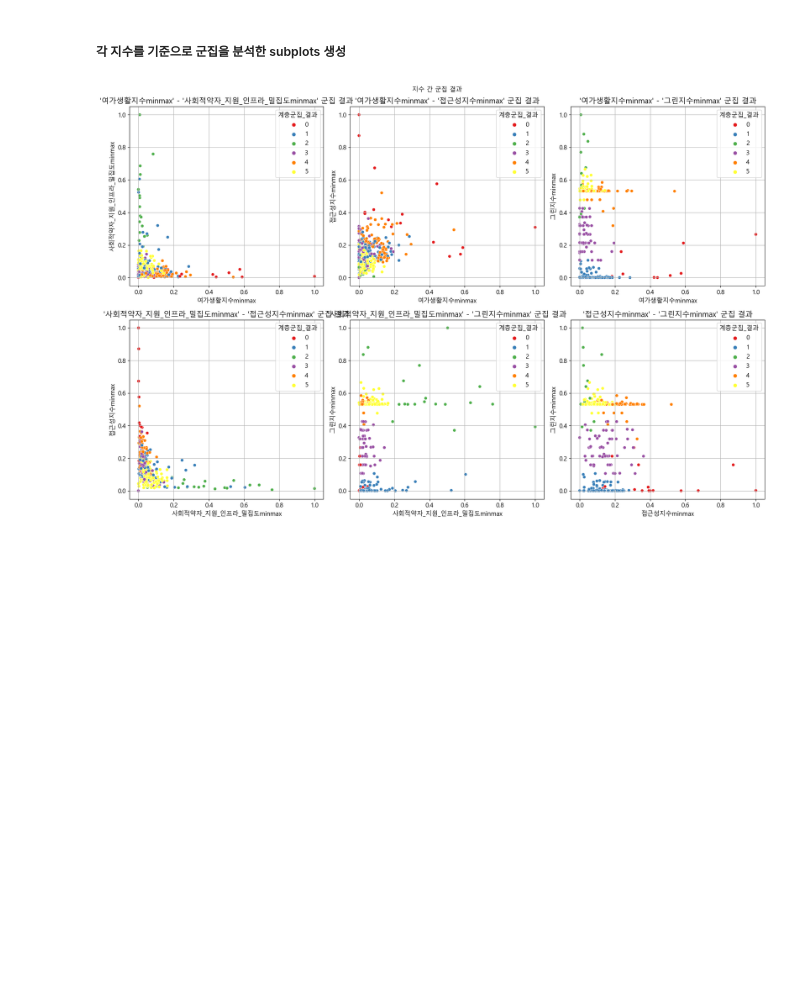
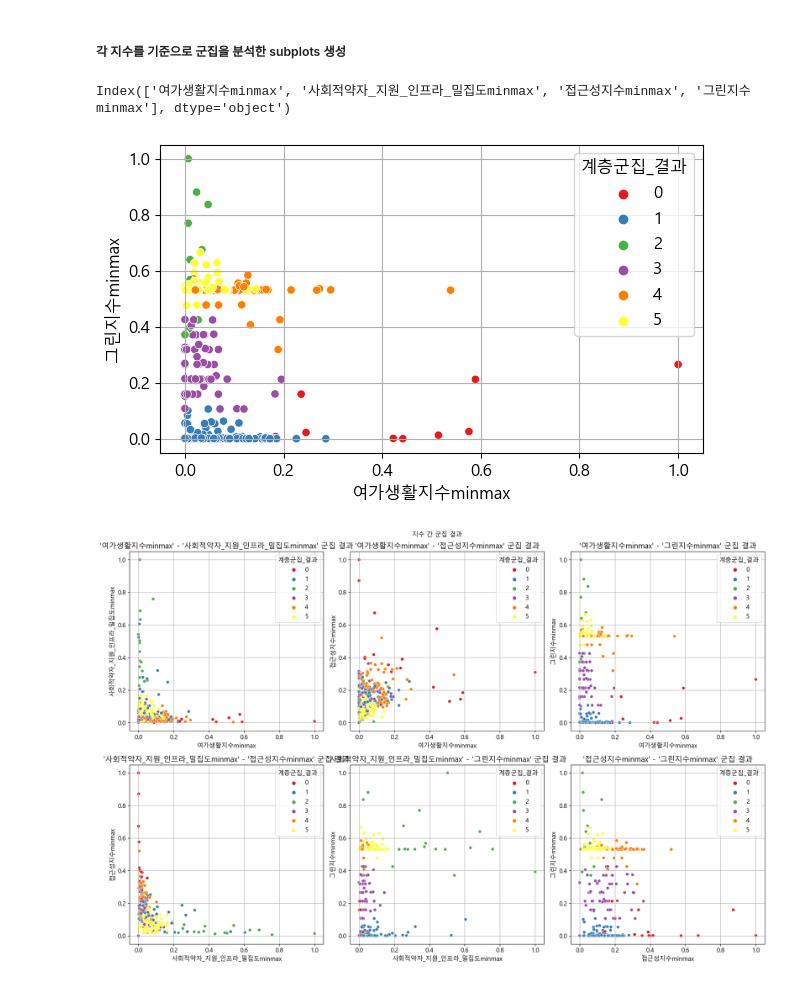
Before and after one commit to jaekim3220/finalproject, a Jupyter notebook: 계층적군집.ipynb, the cells around one changed output. Drawn from its saved outputs; the diff is of its cells as text; code cells hidden in the pictures; blank space fills up the shorter version.

```diff
--- a/계층적군집.ipynb
+++ b/계층적군집.ipynb
@@ -390,14 +390,19 @@ df2.head()
 | 4 | 0 | 15 | 11 | 0 | 5 | 11 | 4 | 747 | 유 | 491 | 1.14 | ... |
 # %% [markdown]
 ##### 각 지수를 기준으로 군집을 분석한 subplots 생성
+# %%
+X.columns
+# %% [output]
+Index(['여가생활지수minmax', '사회적약자_지원_인프라_밀집도minmax', '접근성지수minmax', '그린지수minmax'], dtype='object')
 # %%
-# plt.figure(figsize=(10,6))
-# # #sb.scatterplot(x=X[, 0], y=X[, 1])
-# sb.scatterplot(data=df, x='지하철역_수', y='의료기관_수', hue='계층군집_결과')
-# plt.title("'지하철역_수' - '의료기관_수' 군집 결과")
-# plt.grid()
-# plt.show()
-# plt.close()
+plt.figure(figsize=(7,4))
+# #sb.scatterplot(x=X[, 0], y=X[, 1])
+sb.scatterplot(data=df2, x='여가생활지수minmax', y='그린지수minmax', hue='계층군집_결과', palette='Set1')
+plt.grid()
+plt.show()
+plt.close()
+# %% [output]
+[figure, added]
 # %%
 # 2x3 서브플롯을 생성
 fig, axes = plt.subplots(2, 3, figsize=(18, 12))
```
Also changed, not shown: 2 other files.
